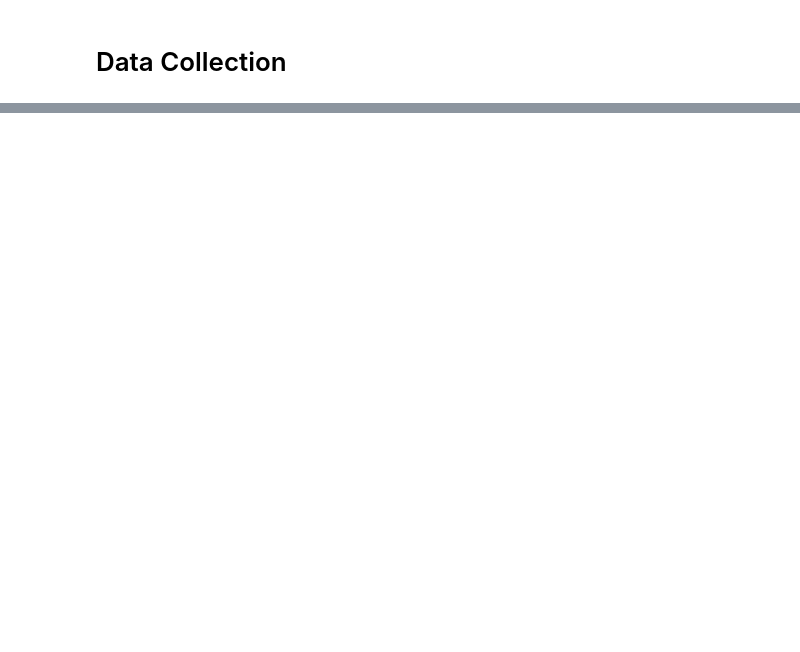
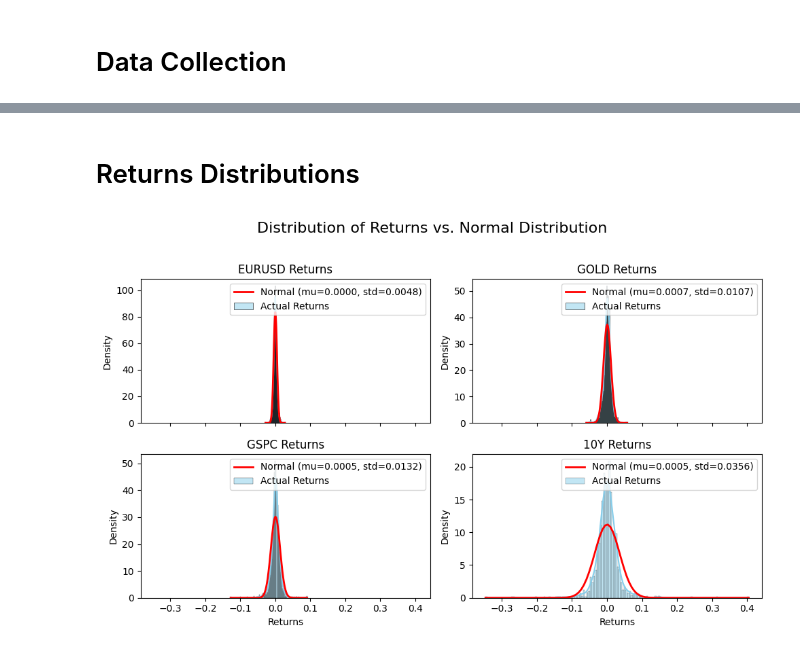
Before and after one commit to Mostafa-MMK/VaRBacktestingEngine, a Jupyter notebook: 01_Data_Preparation.ipynb, the cells around one changed output, grey strips where cells are left out. Cells and saved outputs as stored; diff of their text form; code cells hidden in the pictures; blank space fills up the shorter version.

```diff
--- a/01_Data_Preparation.ipynb
+++ b/01_Data_Preparation.ipynb
@@ -205,0 +229,45 @@ display(df_risk_metrics.T)
+# %% [markdown]
+# Returns Distributions
+# %%
+import matplotlib.pyplot as plt
+import seaborn as sns
+from scipy.stats import norm
+import numpy as np
+
+# Get the number of assets (assuming df_returns has 4 columns for a 2x2 plot)
+num_assets = df_returns.shape[1]
+
+# Create a 2x2 figure and a set of subplots
+fig, axes = plt.subplots(2, 2, figsize=(10, 6), sharex=True)
+fig.suptitle('Distribution of Returns vs. Normal Distribution', fontsize=16, y=1.02)
+
+# Flatten the axes array for easier iteration
+axes_flat = axes.flatten()
+
+for i, column in enumerate(df_returns.columns):
+    ax = axes_flat[i] # Get the current Axes object for plotting
+
+    # Plot histogram and KDE for actual returns
+    sns.histplot(df_returns[column], ax=ax, stat='density', kde=True, label='Actual Returns', color='skyblue')
+
+    # Calculate mean and standard deviation for the normal distribution
+    mu, std = df_returns[column].mean(), df_returns[column].std()
+
+    # Generate x-values for the normal distribution PDF
+    # Create a range covering about 3 standard deviations around the mean for a good visual spread
+    xmin, xmax = df_returns[column].min(), df_returns[column].max()
+    x = np.linspace(xmin, xmax, 100)
+
+    # Plot the normal distribution PDF
+    ax.plot(x, norm.pdf(x, mu, std), 'r-', lw=2, label=f'Normal (mu={mu:.4f}, std={std:.4f})')
+
+    ax.set_title(f'{column} Returns')
+    ax.set_xlabel('Returns')
+    ax.set_ylabel('Density')
+    ax.legend()
+    ax.grid(False)
+
+plt.tight_layout()
+plt.show()
+# %% [output]
+[figure, added]
```
Also changed, not shown: parts of 20 cells of this notebook.
